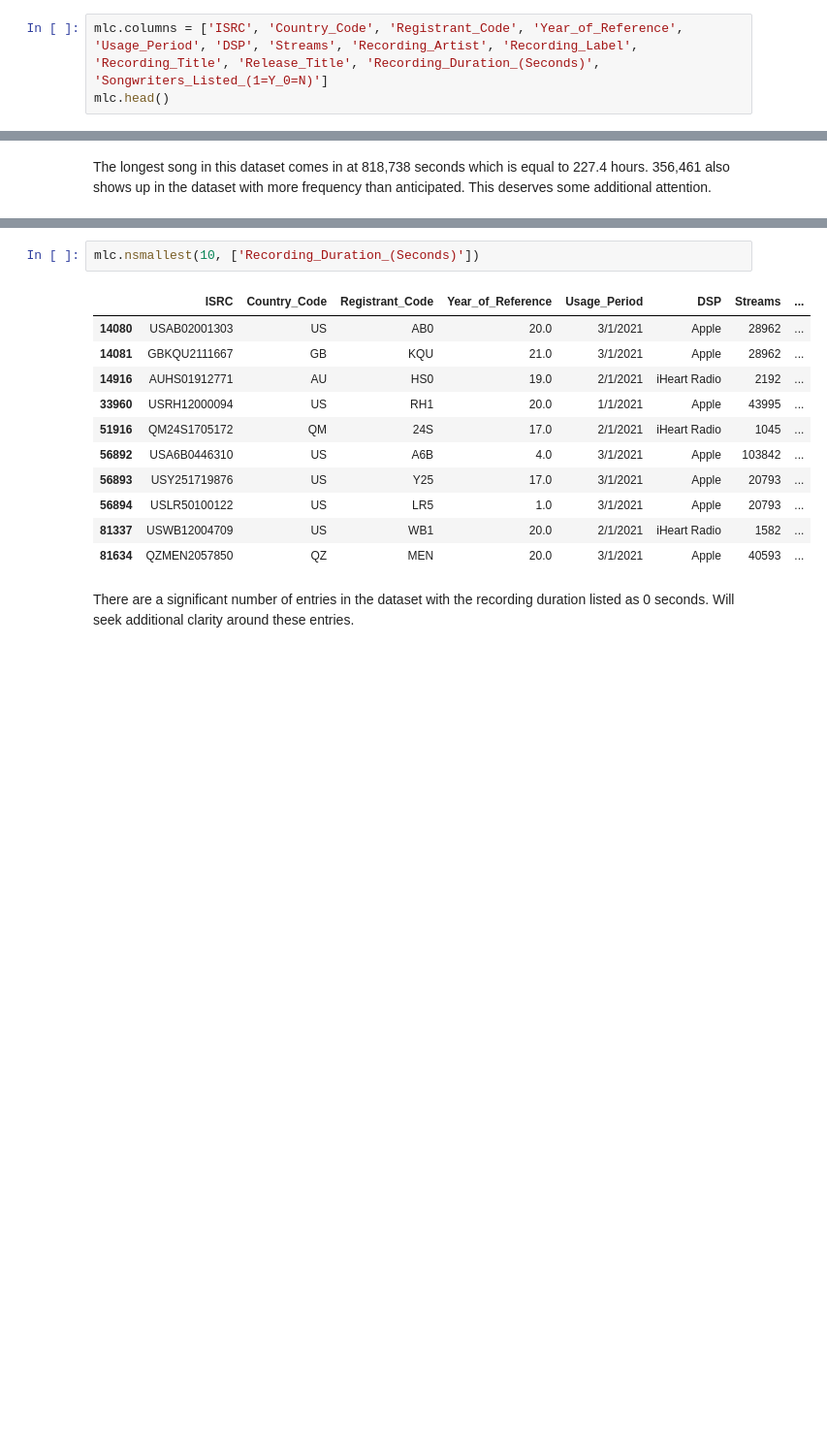
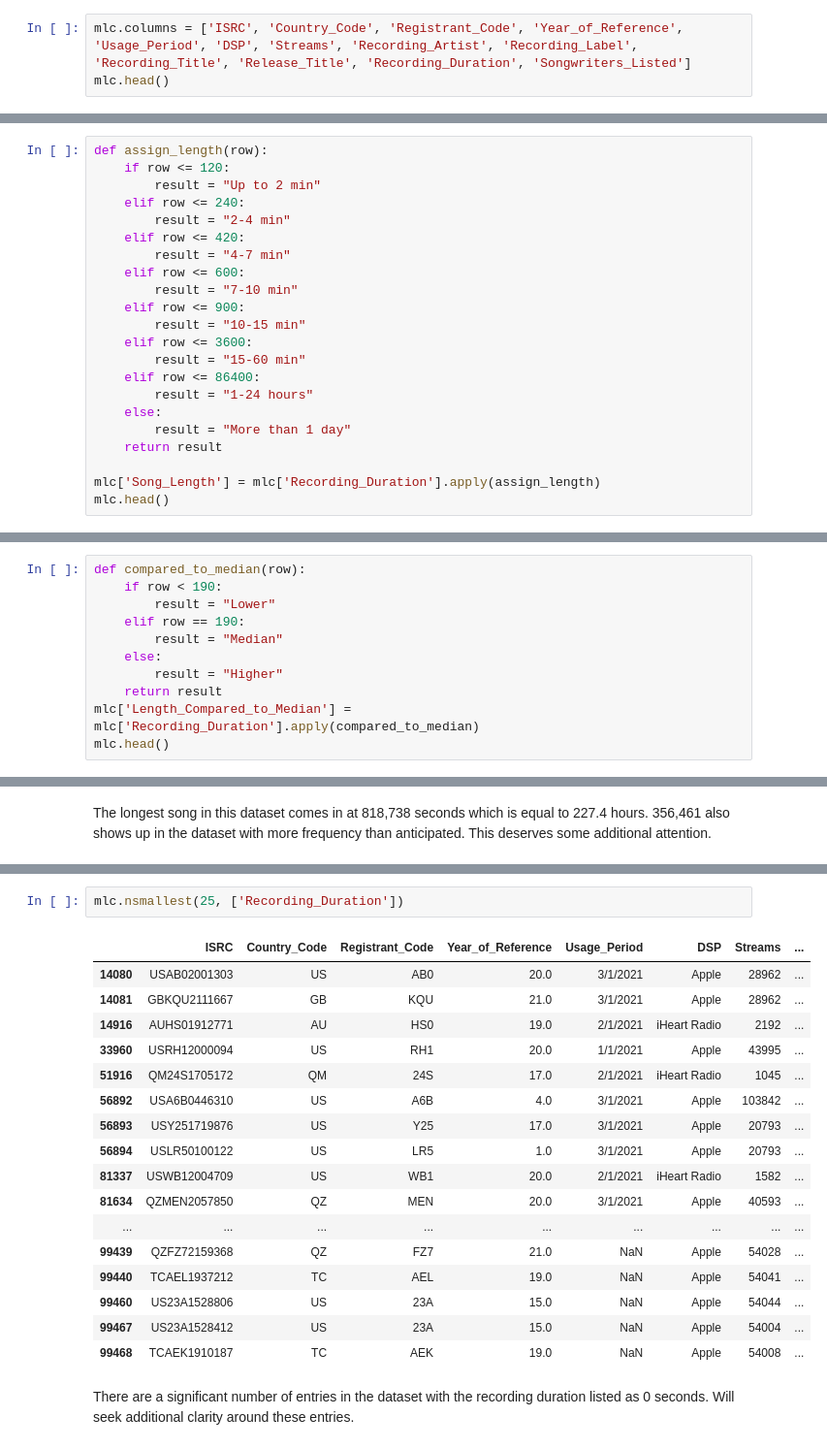
Before and after one commit to LJRollerII/mlc-project-napster, a Jupyter notebook: notebook/mlc_dsp.ipynb, the cells around one changed output, grey strips where cells are left out. Shown at 97% size. Saved outputs shown, nothing was run; the diff lists cells and outputs as text; blank space fills up the shorter version.

```diff
--- a/notebook/mlc_dsp.ipynb
+++ b/notebook/mlc_dsp.ipynb
@@ -29,7 +29,7 @@ mlc.head()
 # %% [markdown]
 ## Rename columns
 # %%
-mlc.columns = ['ISRC', 'Country_Code', 'Registrant_Code', 'Year_of_Reference', 'Usage_Period', 'DSP', 'Streams', 'Recording_Artist', 'Recording_Label', 'Recording_Title', 'Release_Title', 'Recording_Duration_(Seconds)', 'Songwriters_Listed_(1=Y_0=N)']
+mlc.columns = ['ISRC', 'Country_Code', 'Registrant_Code', 'Year_of_Reference', 'Usage_Period', 'DSP', 'Streams', 'Recording_Artist', 'Recording_Label', 'Recording_Title', 'Release_Title', 'Recording_Duration', 'Songwriters_Listed']
 mlc.head()
 # %% [output]
 |  | ISRC | Country_Code | Registrant_Code | Year_of_Reference | Usage_Period | DSP | Streams | ... |
@@ -89,0 +43,22 @@ mlc.head()
+# %%
+def assign_length(row):
+    if row <= 120:
+        result = "Up to 2 min"
+    elif row <= 240:
+        result = "2-4 min"
+    elif row <= 420:
+        result = "4-7 min"
+    elif row <= 600:
+        result = "7-10 min"
+    elif row <= 900:
+        result = "10-15 min"
+    elif row <= 3600:
+        result = "15-60 min"
+    elif row <= 86400:
+        result = "1-24 hours"
+    else:
+        result = "More than 1 day"
+    return result
+
+mlc['Song_Length'] = mlc['Recording_Duration'].apply(assign_length)
+mlc.head()
@@ -89,0 +72,11 @@ mlc.head()
+# %%
+def compared_to_median(row):
+    if row < 190:
+        result = "Lower"
+    elif row == 190:
+        result = "Median"
+    else:
+        result = "Higher"
+    return result
+mlc['Length_Compared_to_Median'] = mlc['Recording_Duration'].apply(compared_to_median)
+mlc.head()
@@ -804,17 +903,23 @@ The longest song in this dataset comes in at 818,738 seconds which is equal to 2
 # %%
-mlc.nsmallest(10, ['Recording_Duration_(Seconds)'])
+mlc.nsmallest(25, ['Recording_Duration'])
 # %% [output]
 |  | ISRC | Country_Code | Registrant_Code | Year_of_Reference | Usage_Period | DSP | Streams | ... |
 | 14080 | USAB02001303 | US | AB0 | 20.0 | 3/1/2021 | Apple | 28962 | ... |
 | 14081 | GBKQU2111667 | GB | KQU | 21.0 | 3/1/2021 | Apple | 28962 | ... |
 | 14916 | AUHS01912771 | AU | HS0 | 19.0 | 2/1/2021 | iHeart Radio | 2192 | ... |
 | 33960 | USRH12000094 | US | RH1 | 20.0 | 1/1/2021 | Apple | 43995 | ... |
 | 51916 | QM24S1705172 | QM | 24S | 17.0 | 2/1/2021 | iHeart Radio | 1045 | ... |
 | 56892 | USA6B0446310 | US | A6B | 4.0 | 3/1/2021 | Apple | 103842 | ... |
 | 56893 | USY251719876 | US | Y25 | 17.0 | 3/1/2021 | Apple | 20793 | ... |
 | 56894 | USLR50100122 | US | LR5 | 1.0 | 3/1/2021 | Apple | 20793 | ... |
 | 81337 | USWB12004709 | US | WB1 | 20.0 | 2/1/2021 | iHeart Radio | 1582 | ... |
 | 81634 | QZMEN2057850 | QZ | MEN | 20.0 | 3/1/2021 | Apple | 40593 | ... |
+| ... | ... | ... | ... | ... | ... | ... | ... | ... |
+| 99439 | QZFZ72159368 | QZ | FZ7 | 21.0 | NaN | Apple | 54028 | ... |
+| 99440 | TCAEL1937212 | TC | AEL | 19.0 | NaN | Apple | 54041 | ... |
+| 99460 | US23A1528806 | US | 23A | 15.0 | NaN | Apple | 54044 | ... |
+| 99467 | US23A1528412 | US | 23A | 15.0 | NaN | Apple | 54004 | ... |
+| 99468 | TCAEK1910187 | TC | AEK | 19.0 | NaN | Apple | 54008 | ... |
 # %% [markdown]
 There are a significant number of entries in the dataset with the recording duration listed as 0 seconds. Will seek additional clarity around these entries.
 # %%
```
Also changed, not shown: parts of 110 cells of this notebook.
